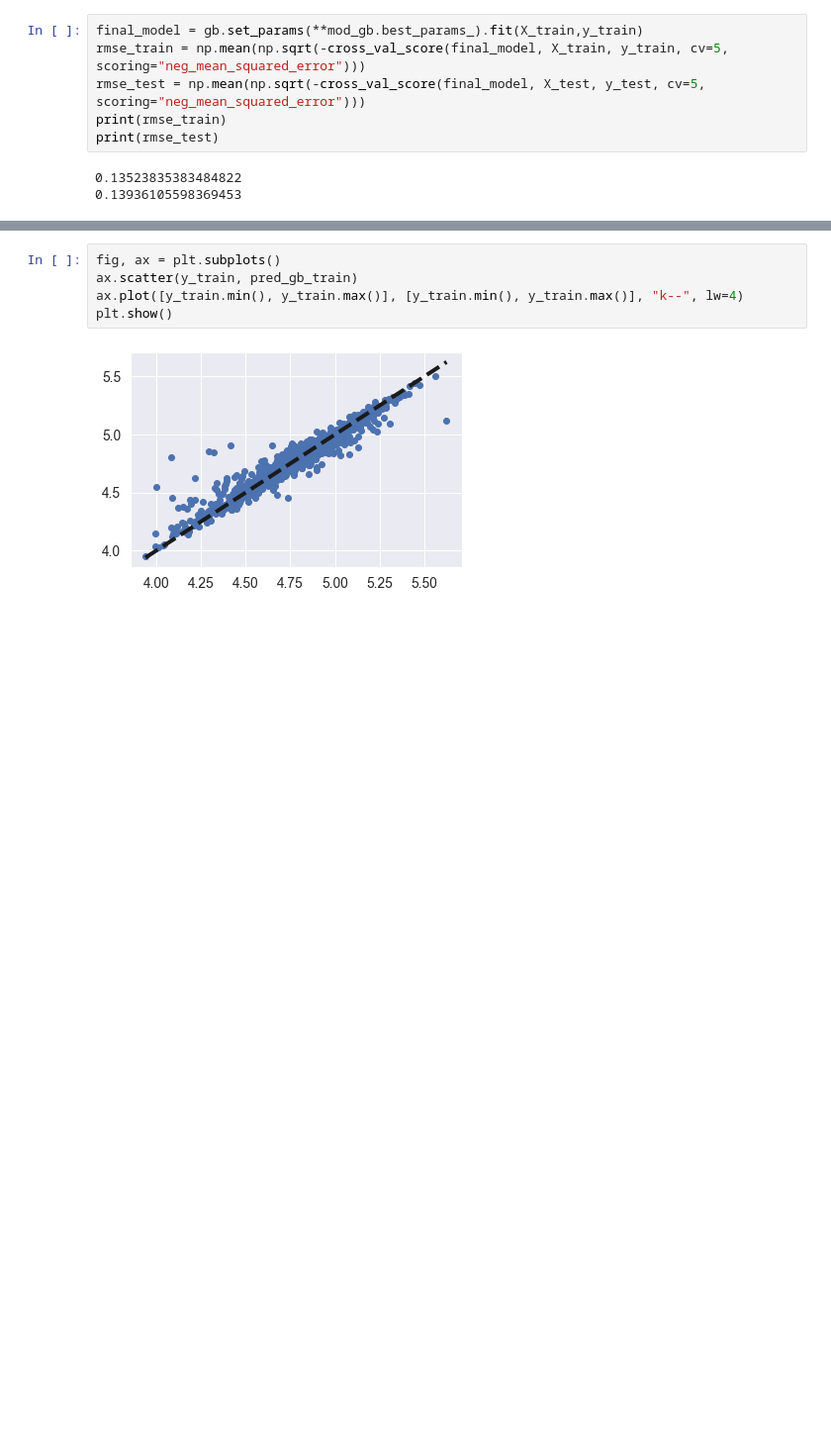
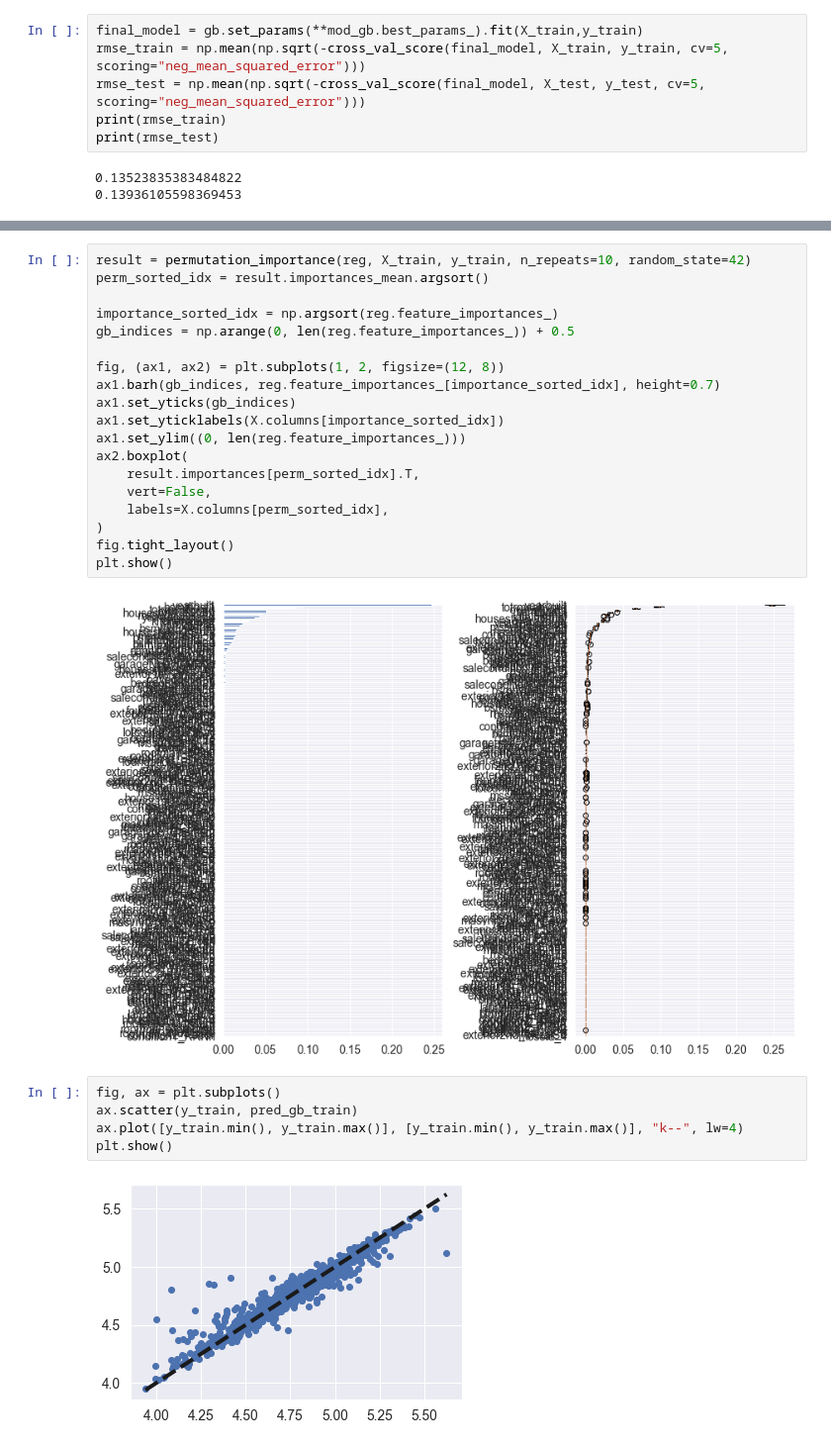
Before and after one commit to oscar-dif/ExamProject, a Jupyter notebook: house_prices.ipynb, the cells around one changed output, grey strips where cells are left out. Shown: that part at 99% size. Cells and saved outputs as stored; diff of their text form; blank space fills up the shorter version.

```diff
--- a/house_prices.ipynb
+++ b/house_prices.ipynb
@@ -608,3 +696,24 @@ print(rmse_test)
+# %%
+result = permutation_importance(reg, X_train, y_train, n_repeats=10, random_state=42)
+perm_sorted_idx = result.importances_mean.argsort()
+
+importance_sorted_idx = np.argsort(reg.feature_importances_)
+gb_indices = np.arange(0, len(reg.feature_importances_)) + 0.5
+
+fig, (ax1, ax2) = plt.subplots(1, 2, figsize=(12, 8))
+ax1.barh(gb_indices, reg.feature_importances_[importance_sorted_idx], height=0.7)
+ax1.set_yticks(gb_indices)
+ax1.set_yticklabels(X.columns[importance_sorted_idx])
+ax1.set_ylim((0, len(reg.feature_importances_)))
+ax2.boxplot(
+    result.importances[perm_sorted_idx].T,
+    vert=False,
+    labels=X.columns[perm_sorted_idx],
+)
+fig.tight_layout()
+plt.show()
+# %% [output]
+[figure, added]
 # %%
 fig, ax = plt.subplots()
 ax.scatter(y_train, pred_gb_train)
```
Also changed, not shown: parts of 6 cells of this notebook.
